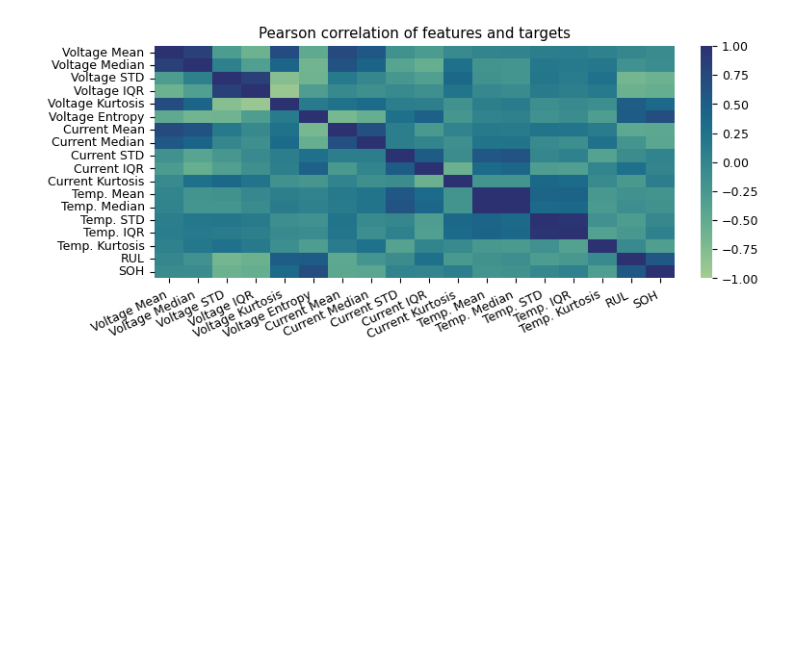
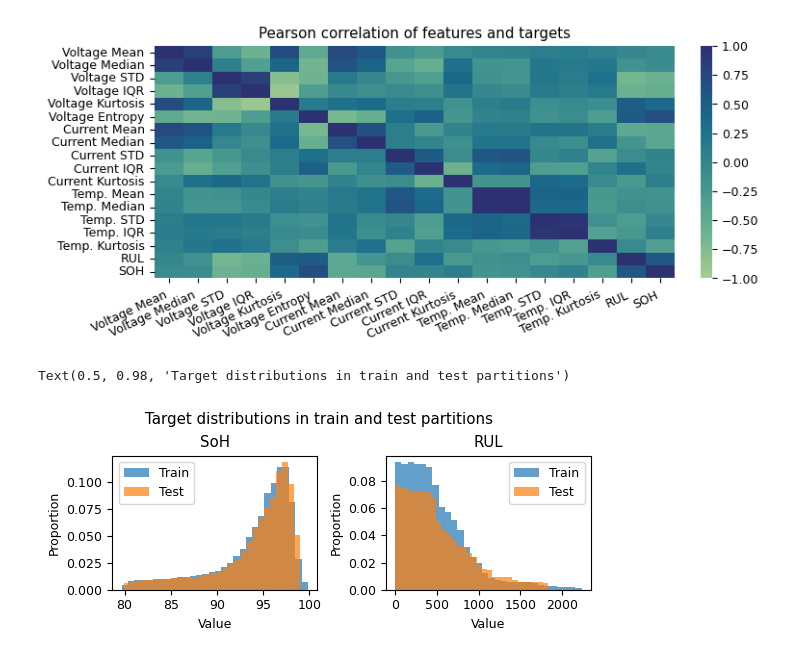
Before and after one commit to gabriel-buzzi/battery-soh-rul-modeling, a Jupyter notebook: notebooks/data_analysis/20250725-gbs-features.ipynb, the cells around one changed output. Saved outputs shown, nothing was run; the diff lists cells and outputs as text; code cells hidden in the pictures; blank space fills up the shorter version.

```diff
--- a/notebooks/data_analysis/20250725-gbs-features.ipynb
+++ b/notebooks/data_analysis/20250725-gbs-features.ipynb
@@ -297,0 +347,73 @@ plot_correlation_heatmap(
+# %%
+cells = features_df["cell"].unique()
+train_cells = [c for c in cells if c not in test_cells]
+# %%
+train_df = features_df[features_df["cell"].isin(train_cells)]
+test_df = features_df[features_df["cell"].isin(test_cells)]
+# %%
+fig, ax = get_elsevier_figure_with_subplots(1, 2, column="one-and-a-half")
+sns.histplot(
+    train_df['SOH'],
+    stat='probability',
+    bins=30,
+    color='C0',
+    label='Train',
+    alpha=0.7,
+    edgecolor=None,
+    ax=ax[0]
+)
+ax[0].set_title('SoH')
+ax[0].set_xlabel('Value')
+ax[0].set_ylabel('Proportion')
+ax[0].legend()
+sns.histplot(
+    test_df['SOH'],
+    stat='probability',
+    bins=30,
+    color='C1',
+    label='Test',
+    alpha=0.7,
+    edgecolor=None,
+    ax=ax[0]
+)
+ax[0].set_title('SoH')
+ax[0].set_xlabel('Value')
+ax[0].set_ylabel('Proportion')
+ax[0].legend()
+
+sns.histplot(
+    train_df['RUL'],
+    stat='probability',
+    bins=30,
+    color='C0',
+    label='Train',
+    alpha=0.7,
+    edgecolor=None,
+    ax=ax[1]
+    )
+
+ax[1].set_title('RUL')
+ax[1].set_xlabel('Value')
+ax[1].set_ylabel('Proportion')
+ax[1].legend()
+
+sns.histplot(
+    test_df['RUL'],
+    stat='probability',
+    bins=30,
+    color='C1',
+    label='Test',
+    alpha=0.7,
+    edgecolor=None,
+    ax=ax[1]
+    )
+
+ax[1].set_title('RUL')
+ax[1].set_xlabel('Value')
+ax[1].set_ylabel('Proportion')
+ax[1].legend()
+
+fig.suptitle("Target distributions in train and test partitions")
+# %% [output]
+Text(0.5, 0.98, 'Target distributions in train and test partitions')
+[figure, added]
```
Also changed, not shown: parts of 8 cells of this notebook, 5 other files.
